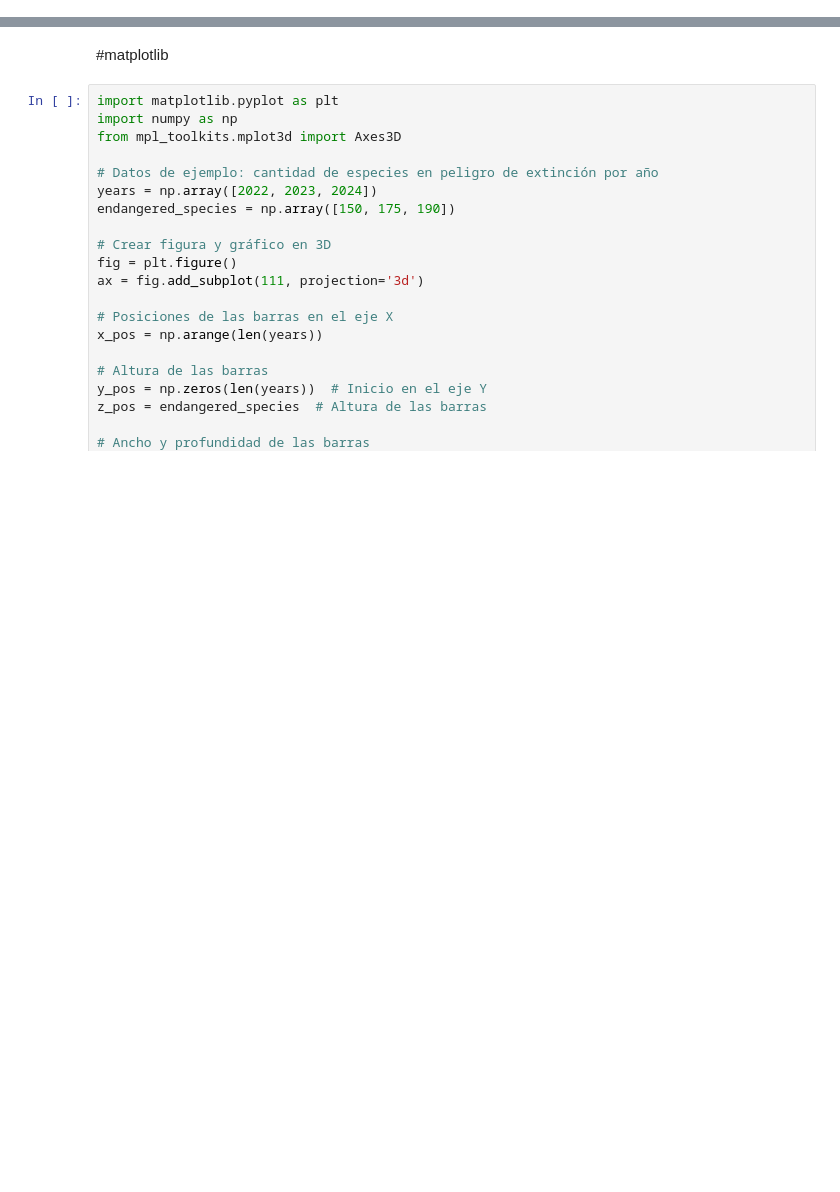
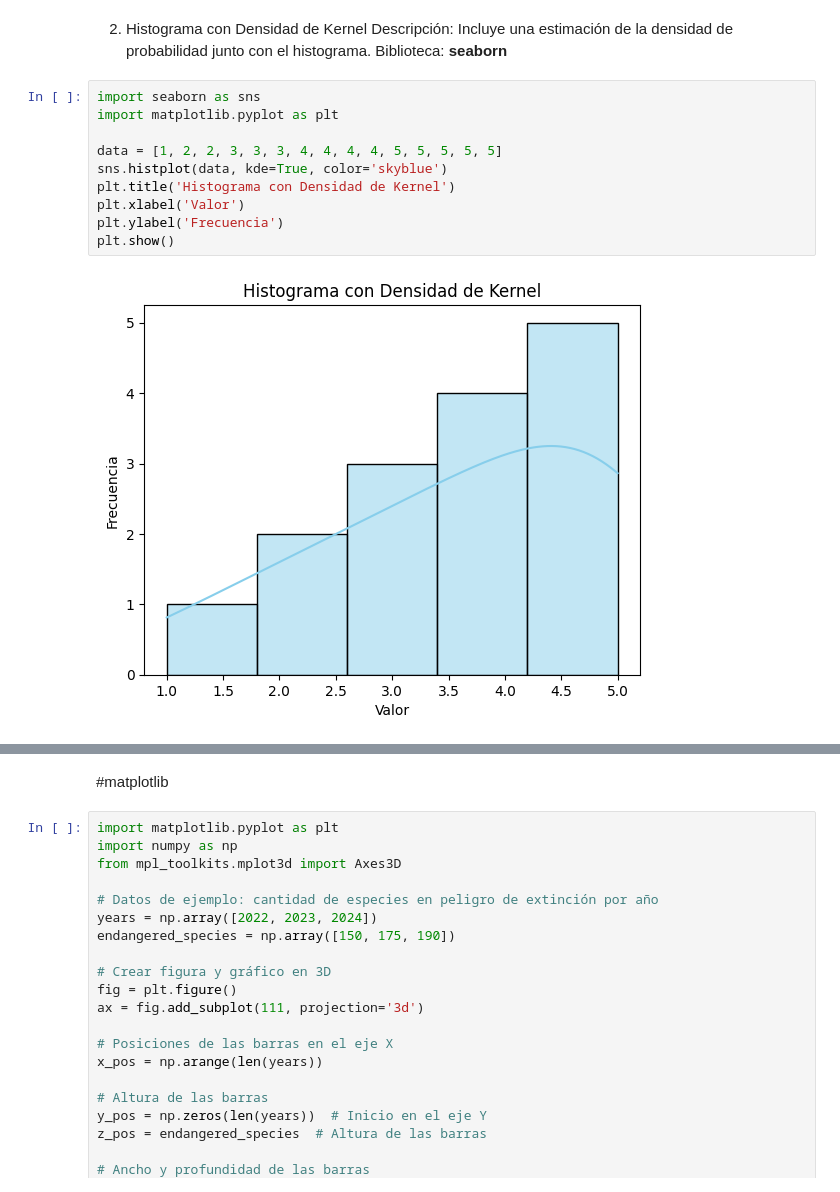
Before and after one commit to Vanessa0ne/phyton, a Jupyter notebook: HISTOGRAFIA_CON_PYTHON.ipynb, the cells around one changed output, grey strips where cells are left out. Cells and saved outputs as stored; diff of their text form; blank space fills up the shorter version.

```diff
--- a/HISTOGRAFIA_CON_PYTHON.ipynb
+++ b/HISTOGRAFIA_CON_PYTHON.ipynb
@@ -2,0 +21,16 @@
+# %% [markdown]
+2. Histograma con Densidad de Kernel
+Descripción: Incluye una estimación de la densidad de probabilidad junto con el histograma.
+Biblioteca: **seaborn**
+# %%
+import seaborn as sns
+import matplotlib.pyplot as plt
+
+data = [1, 2, 2, 3, 3, 3, 4, 4, 4, 4, 5, 5, 5, 5, 5]
+sns.histplot(data, kde=True, color='skyblue')
+plt.title('Histograma con Densidad de Kernel')
+plt.xlabel('Valor')
+plt.ylabel('Frecuencia')
+plt.show()
+# %% [output]
+[figure, added]
```
Also changed, not shown: parts of 6 cells of this notebook.
